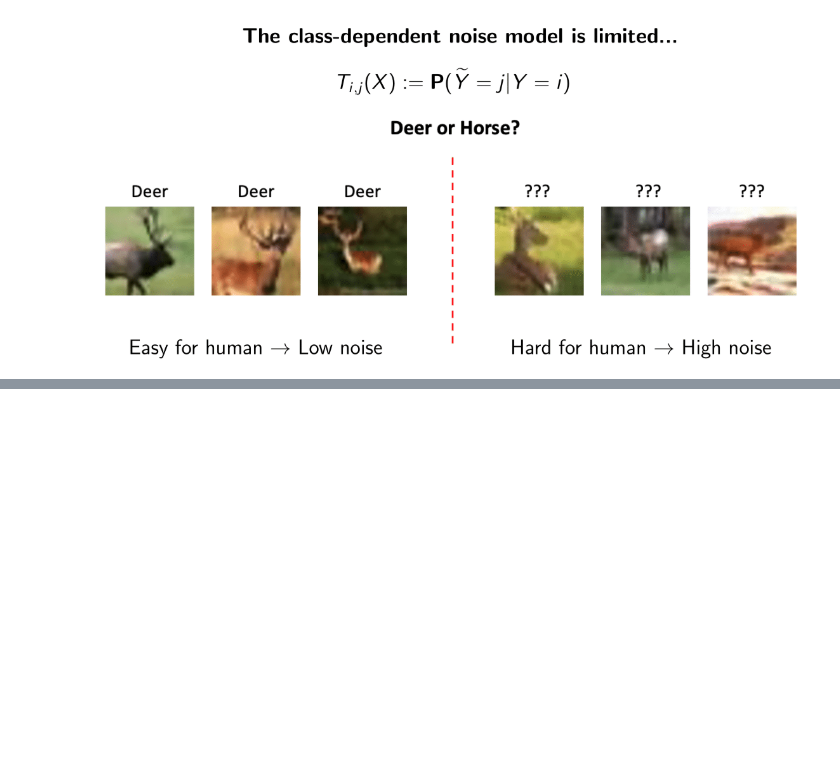
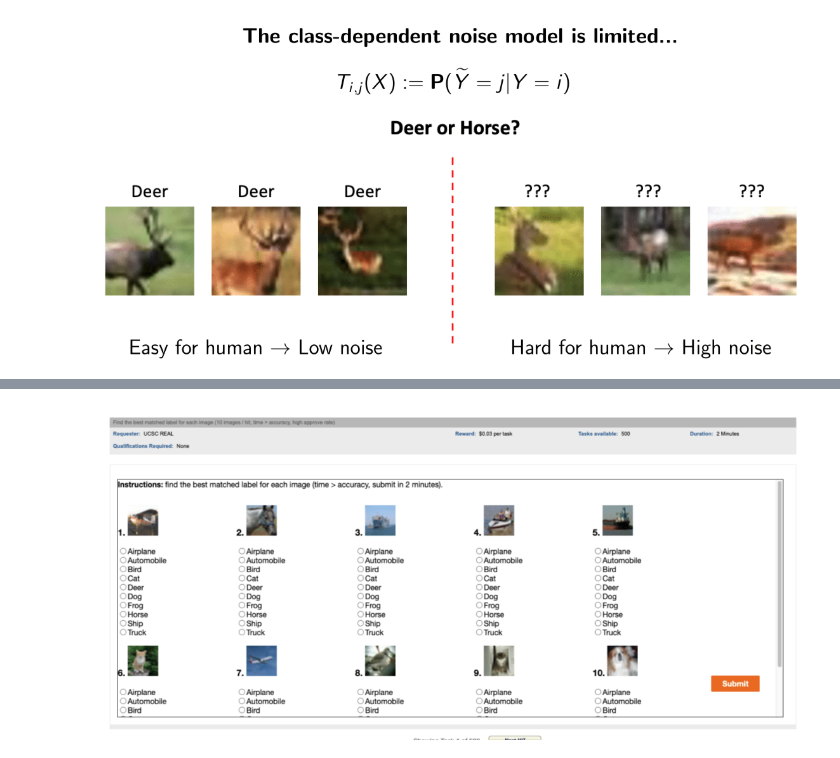
Before and after one commit to Docta-ai/IJCAI-tutorial, a Jupyter notebook: Tutorial 5: Real-world Datasets.ipynb, the cells around one changed output, grey strips where cells are left out. Cells and saved outputs as stored; diff of their text form; code cells hidden in the pictures; blank space fills up the shorter version.

```diff
--- a/Tutorial 5: Real-world Datasets.ipynb
+++ b/Tutorial 5: Real-world Datasets.ipynb
@@ -27,0 +34,5 @@ display(Image(filename='tutorial_imgs/limit.png', width = 750, height = 400))
+# %%
+from IPython.display import Image
+display(Image(filename='tutorial_imgs/turk.png', width = 750, height = 400))
+# %% [output]
+[figure, added]
```
Also changed, not shown: parts of 2 cells of this notebook, 1 other file.
